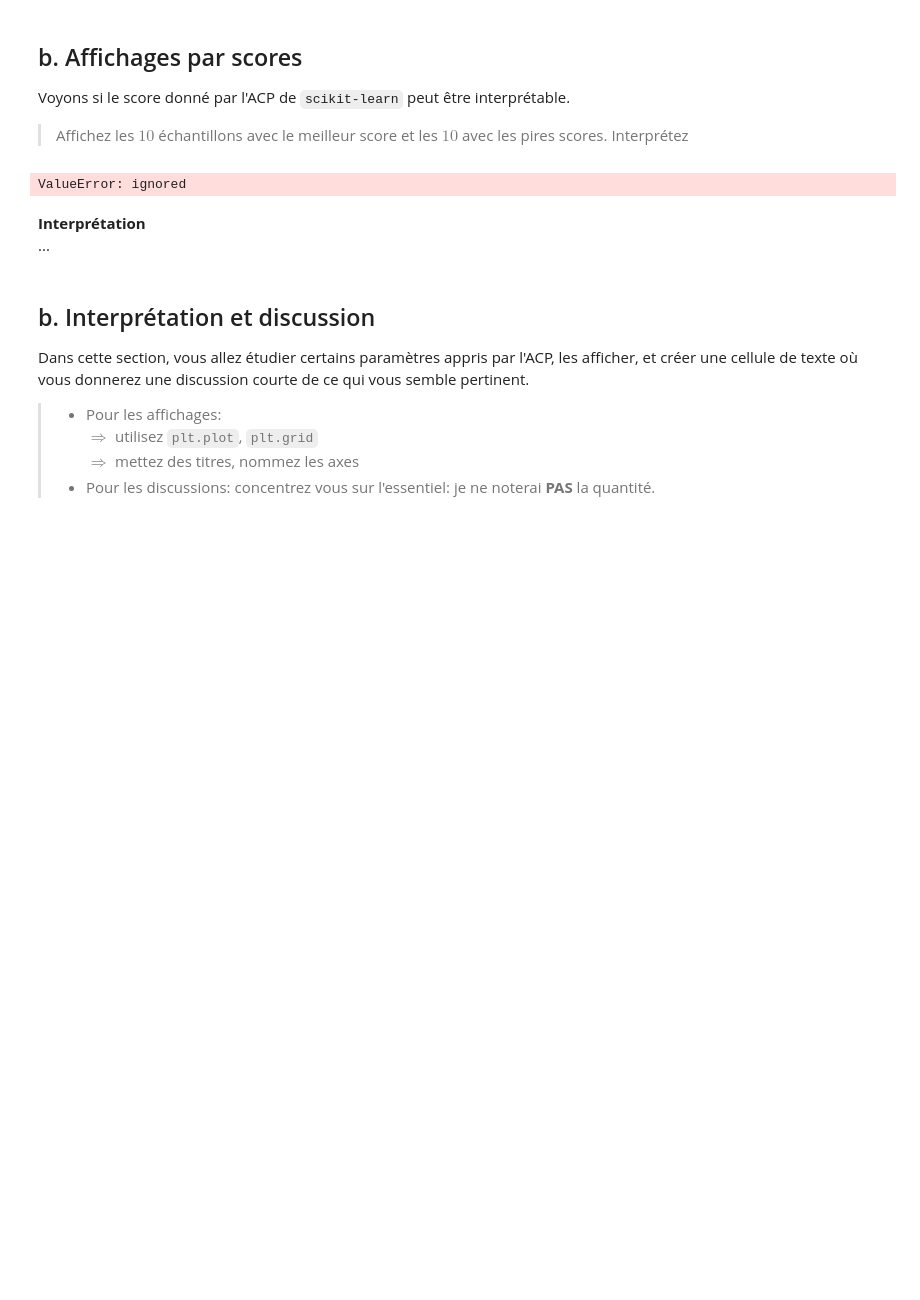
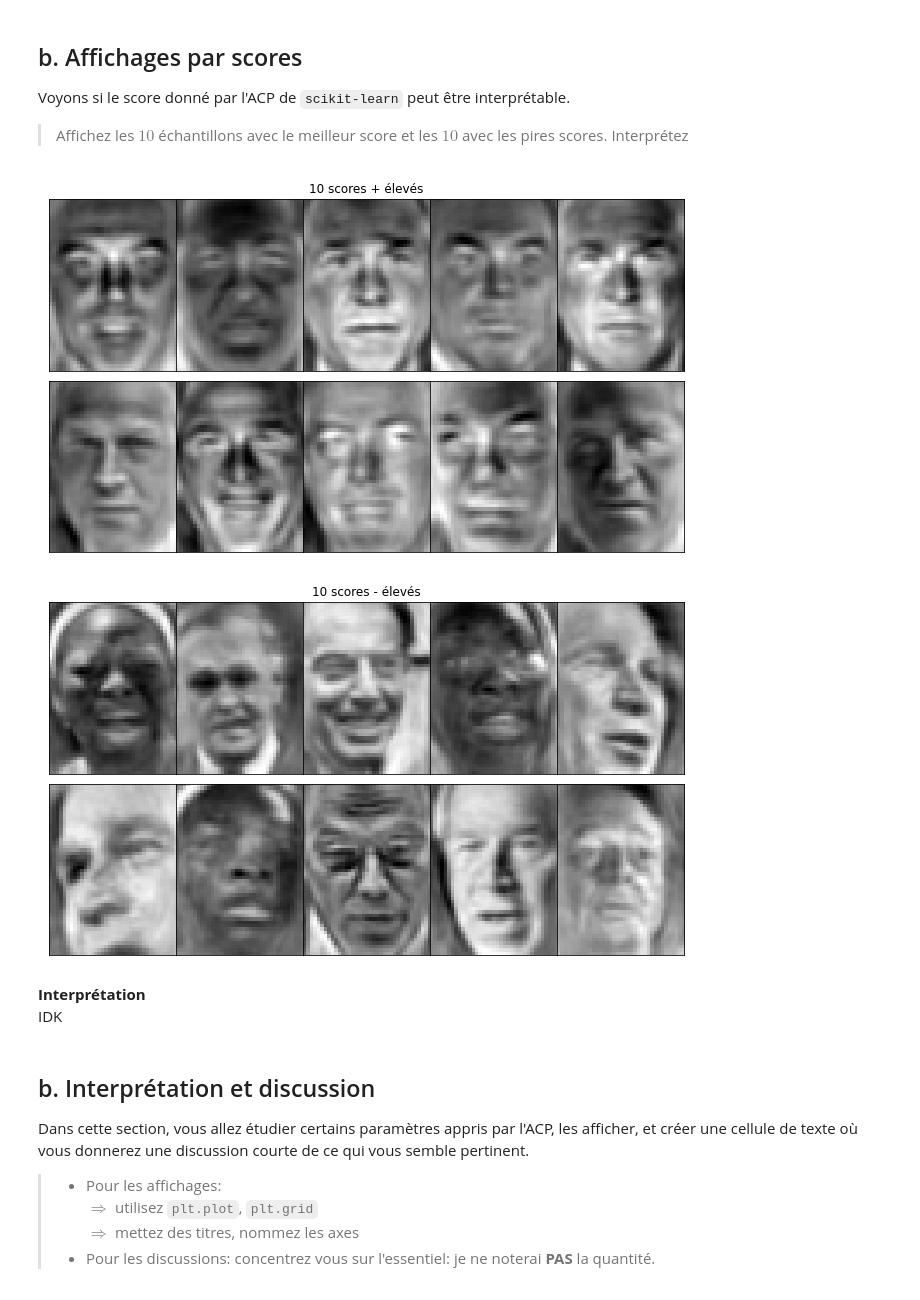
Before and after one commit to Alexandre0702/TP-Analyse-multidimentionnelle, a Jupyter notebook: TP2_sklearn.ipynb, the cells around one changed output. Cells and saved outputs as stored; diff of their text form; code cells hidden in the pictures; blank space fills up the shorter version.

```diff
--- a/TP2_sklearn.ipynb
+++ b/TP2_sklearn.ipynb
@@ -314,30 +314,41 @@ Voyons si le score donné par l'ACP de `scikit-learn` peut être interprétable.
 # %%
 '''
 1. Standardisation: scaler = StandardScaler()     1.a) scaler.fit_transform(donnees)
 
 2. Effectuer ACP: pca.fit_transform
 3. Reconstruction des pixels: pca.inverse_transform
 4. Destandardisation: scaler.inverse_transform
 5. Affichage
 
 Pour une acp sans calcul de score, vous pouvez utiliser le parametre whiten dans ACP():
 Il permet de ne pas avoir à Standardiser les données avant l'appel de PCA, ni d'avoir à destandardiser les donnees apres reconstruction  (simplifie le code)
 1. pca = PCA(n_components=n_components, svd_solver='randomized',
           whiten=True)
 2. pca.fit_transform(donnees)
 3. pca.inverse_transform(donnees) -> Destandardise les données automatiquement car se souvient que l'option whiten etait True
 '''
+scaler = StandardScaler()
+X = scaler.fit_transform(d.data)
+
+pca = PCA(n_components=n_components, svd_solver='randomized', whiten=False)
+X = pca.fit_transform(X)
+X = pca.inverse_transform(X)
+
 # extraction et tri des scores
-pca = PCA(n_components=n_components, svd_solver='randomized', whiten=True)
-pca.fit_transform(d.data)
-pca.inverse_transform(d.data) # -> Destandardise les données automatiquement car se souvient que l'option whiten etait True
-data_pca.score = pca.score_samples()
+scores = pca.score_samples(X)
+
 # Affichage les 10 images avec le score le plus faible, et celles avec le score le plus élevé
+flop = [X[i] for i in np.argsort(scores)[:10]]
+top  = [X[i] for i in np.argsort(scores)[::-1][:10]]
+
+plot_images(top, "10 scores + élevés", n_row=2, n_col=5, shuffle=False)
+plot_images(flop, "10 scores - élevés", n_row=2, n_col=5, shuffle=False)
 # %% [output]
-ValueError: ignored
+[figure, added]
+[figure, added]
 # %% [markdown]
 __Interprétation__
-...
+IDK
 # %% [markdown]
 ## b. Interprétation et discussion
 
```
Also changed, not shown: parts of 9 cells of this notebook.
